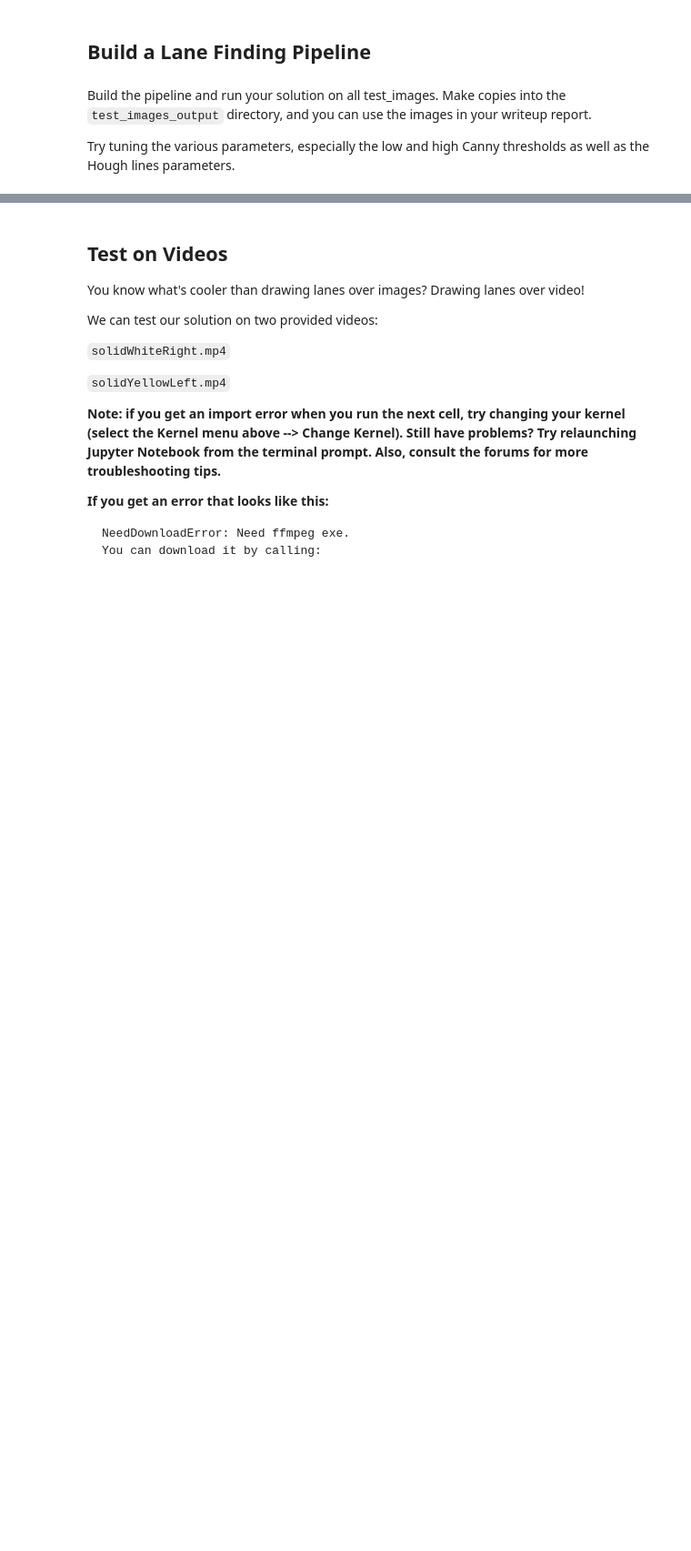
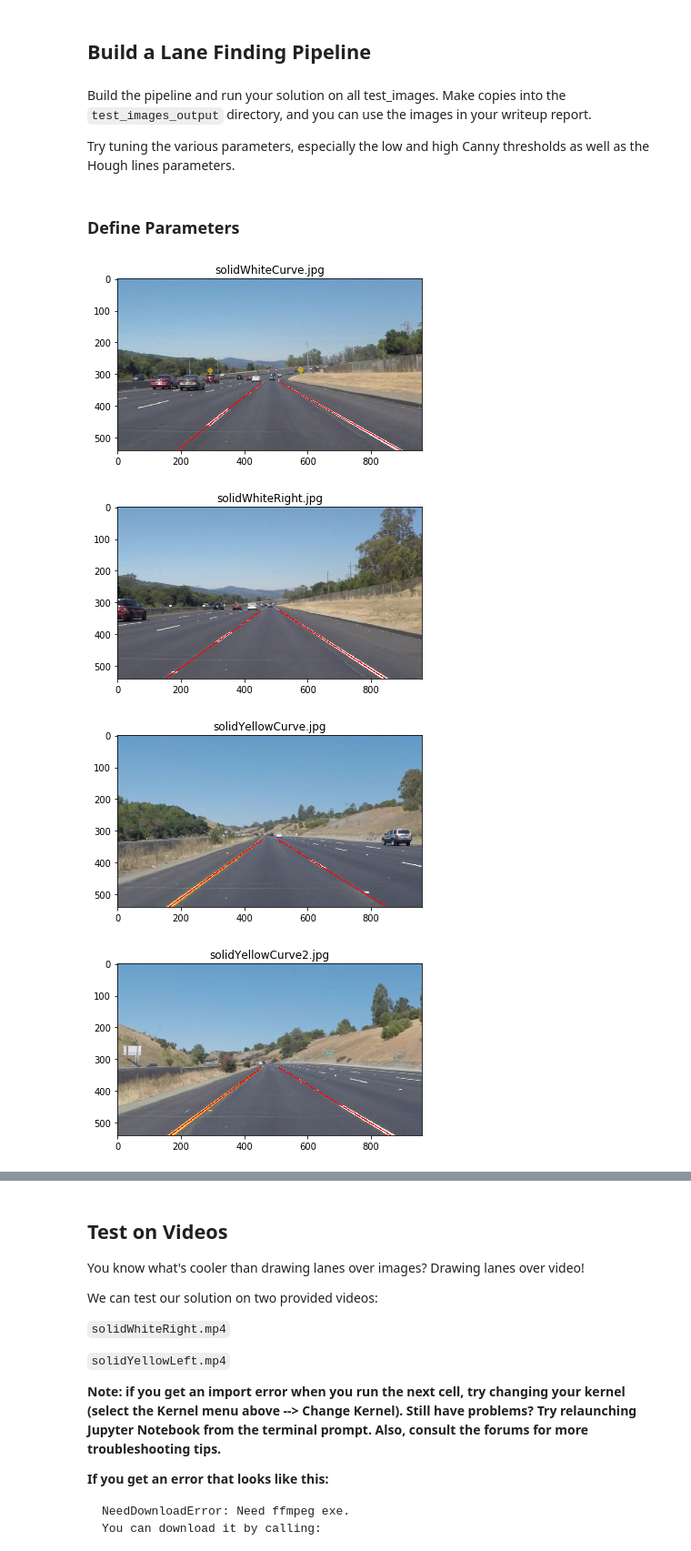
Before and after one commit to nateyoder/CarND-LaneLines-P1, a Jupyter notebook: P1.ipynb, the cells around one changed output, grey strips where cells are left out. Shown at 91% size. Cells and saved outputs as stored; diff of their text form; code cells hidden in the pictures; blank space fills up the shorter version.

Commit message:
Prepare for submission
 * Clean up and comment code
 * Tune the parameters
 * Write up the submission

```diff
--- a/P1.ipynb
+++ b/P1.ipynb
@@ -325,0 +401,2 @@ def add_lane_lines_to_image(orig_image, use_poly_lines=False):
+# %% [markdown]
+### Define Parameters
@@ -326,5 +427,15 @@ def add_lane_lines_to_image(orig_image, use_poly_lines=False):
 # %%
 for fn in os.listdir("test_images/"):
     plt.figure()
     plt.title(fn)
-    plt.imshow(add_lane_lines_to_image(mpimg.imread('test_images/{}'.format(fn)), use_poly_lines=False))
+    if fn.endswith('.png'):
+        img = mpimg.imread('test_images/{}'.format(fn))
+        img = (img[:, :, :3] * 255).astype(np.uint8)
+    else:
+        img = mpimg.imread('test_images/{}'.format(fn))
+    plt.imshow(add_lane_lines_to_image(img))
+# %% [output]
+[figure, added]
+[figure, added]
+[figure, added]
+[figure, added]
```
Also changed, not shown: parts of 14 cells of this notebook, 8 other files.
